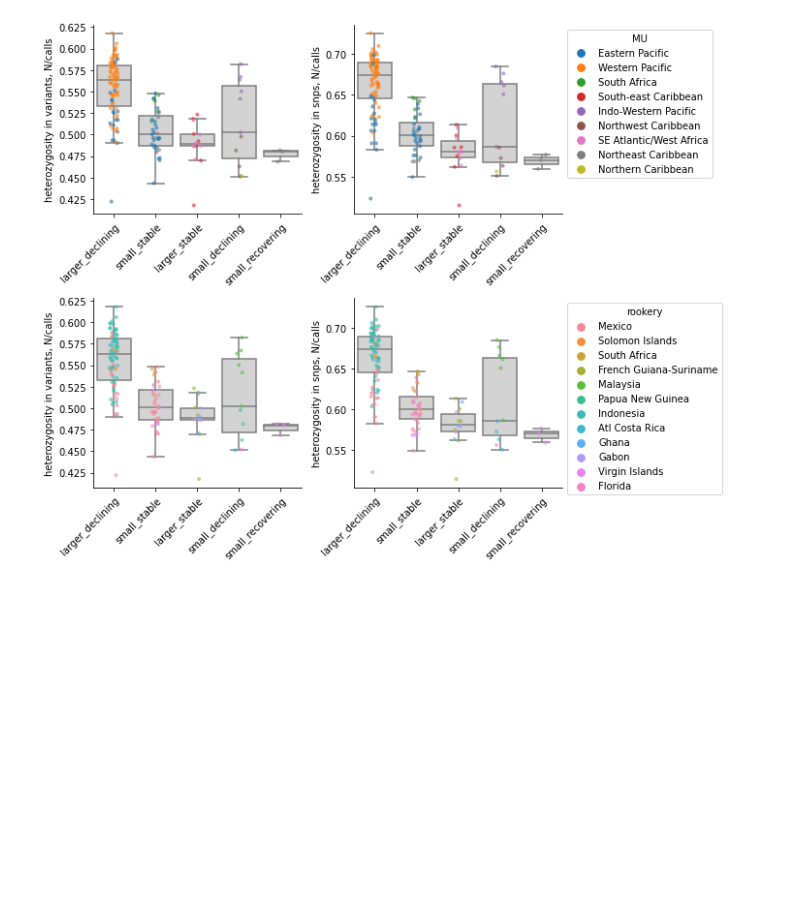
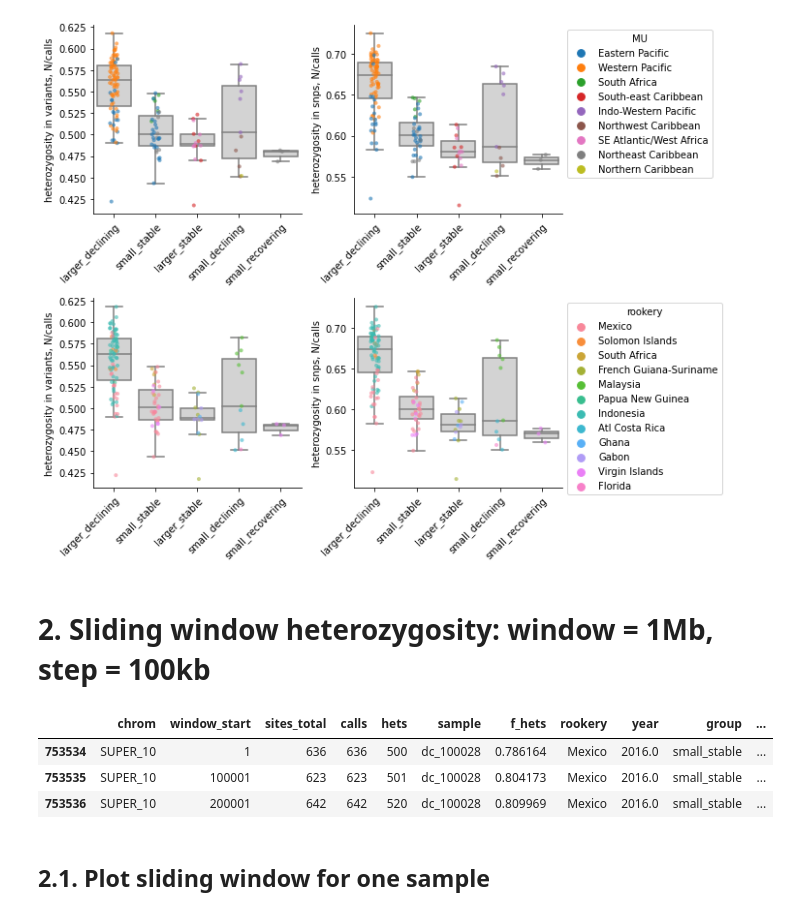
Before and after one commit to osipovarev/Leatherback_popgen, a Jupyter notebook: heterozygosity_analysis.ipynb, the cells around one changed output. Drawn from its saved outputs; the diff is of its cells as text; code cells hidden in the pictures; blank space fills up the shorter version.

Commit message:
backed up changes from Thu Apr  3 19:43:50 EDT 2025 in the project /Users/osipova/Documents/LabDocs/Leatherback_popgen

```diff
--- a/heterozygosity_analysis.ipynb
+++ b/heterozygosity_analysis.ipynb
@@ -88,3 +89,31 @@ fig.tight_layout()
 # fig.savefig(pdf_name, bbox_inches='tight')
 # %% [output]
 [figure]
+# %% [markdown]
+# 2. Sliding window heterozygosity: window = 1Mb, step = 100kb
+# %%
+## Read summary file with total number of variants by impact
+dir_path = '/Users/osipova/Documents/LabDocs/Leatherback_popgen/'
+file_name = 'Heterozygosity_222/all_sliding_window_hets.tsv'
+file_data = glob(dir_path + file_name)[0]
+df = pd.read_csv(file_data, sep='\t')
+
+## Compute heterozigosity
+df['f_hets'] = df['hets'] / df['calls']
+
+## Assign location info to each sample
+df_all = pd.merge(df, INFO, on='sample')
+
+## Exclude samples that are not for genetic load analysis
+df_all['exclude'] = df_all['exclude'].fillna('include')
+
+## Exclude all new samples. For now
+df_all = df_all[df_all['sample'].str.startswith('dc_')]
+df_all.head(3)
+# %% [output]
+|  | chrom | window_start | sites_total | calls | hets | sample | f_hets | rookery | year | group | ... |
+| 753534 | SUPER_10 | 1 | 636 | 636 | 500 | dc_100028 | 0.786164 | Mexico | 2016.0 | small_stable | ... |
+| 753535 | SUPER_10 | 100001 | 623 | 623 | 501 | dc_100028 | 0.804173 | Mexico | 2016.0 | small_stable | ... |
+| 753536 | SUPER_10 | 200001 | 642 | 642 | 520 | dc_100028 | 0.809969 | Mexico | 2016.0 | small_stable | ... |
+# %% [markdown]
+## 2.1. Plot sliding window for one sample
```
Also changed, not shown: parts of 3 cells of this notebook, 1 other file.
